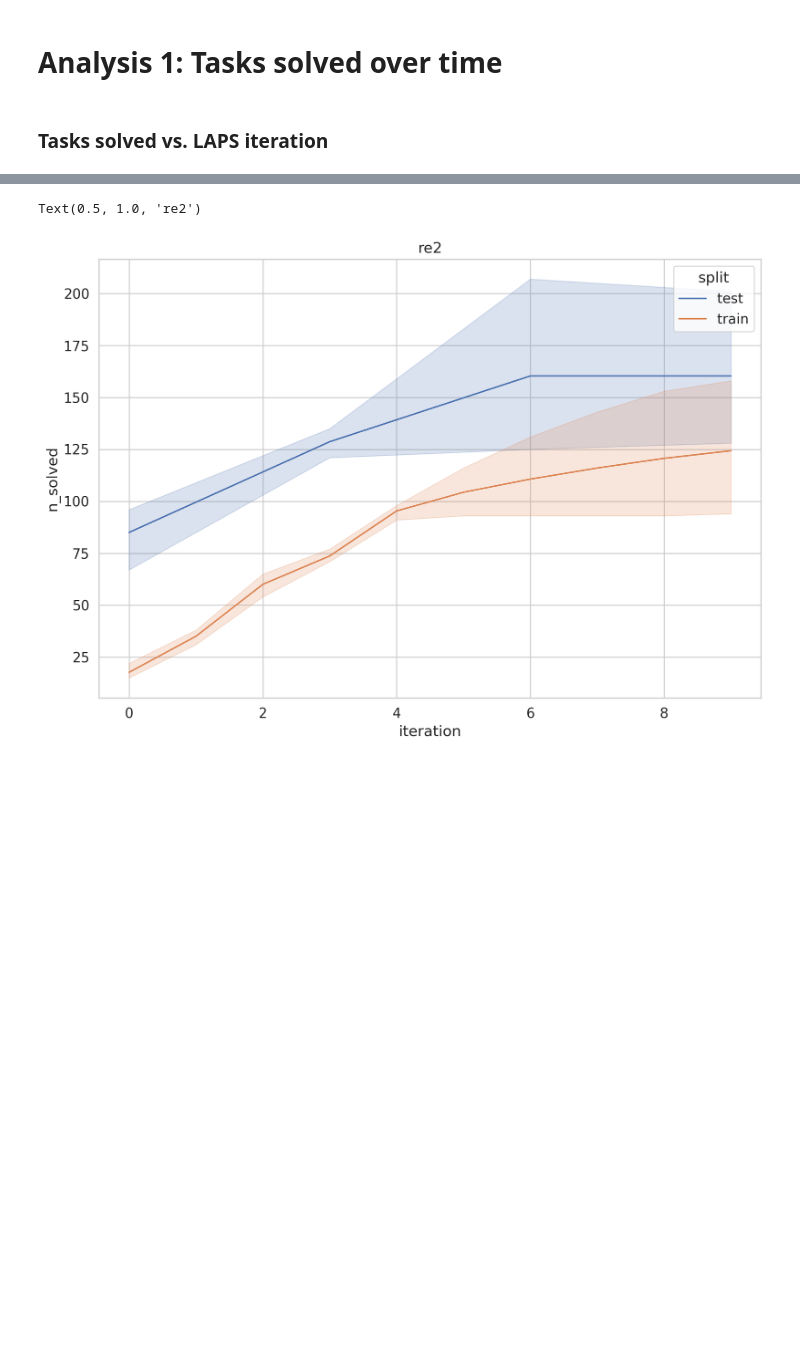
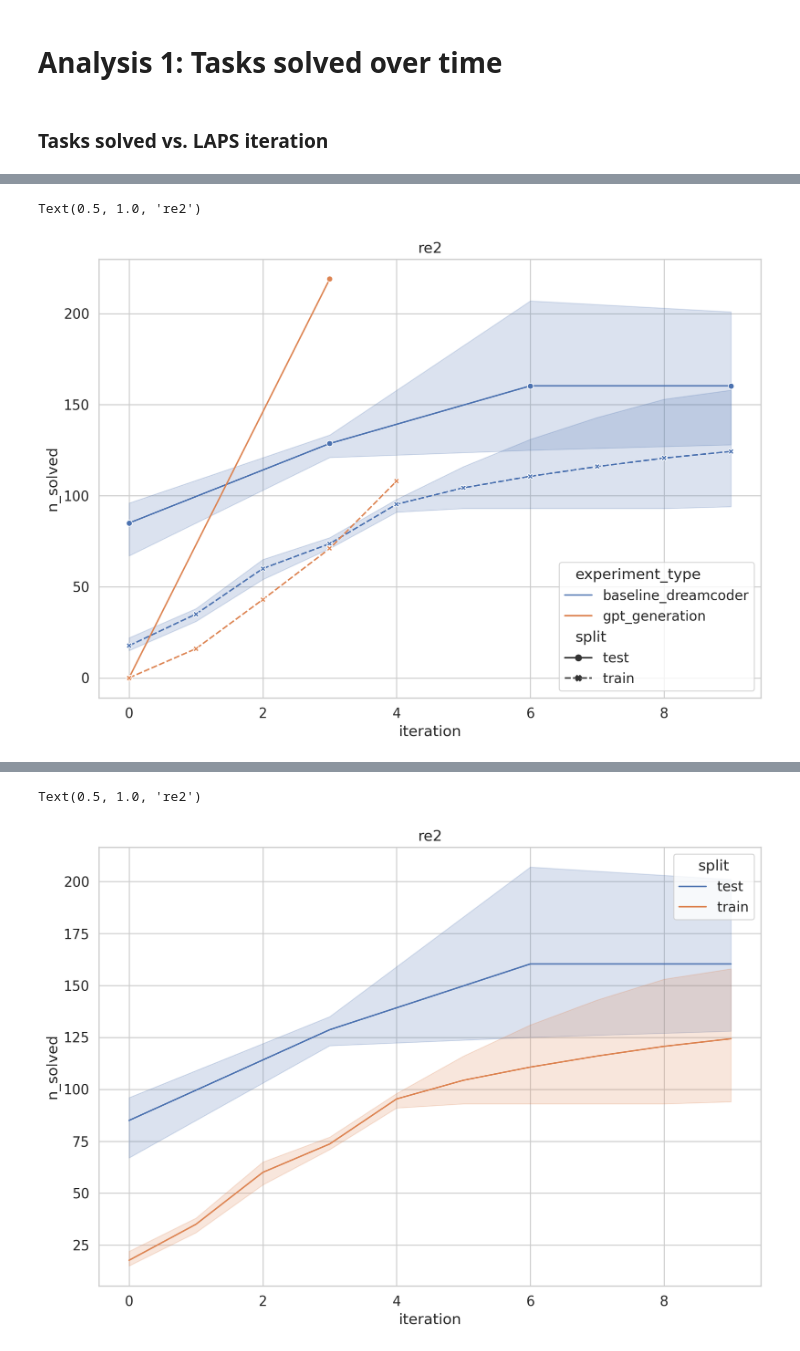
Before and after one commit to gabegrand/lilo, a Jupyter notebook: analysis/analyze_synthesis_experiment.ipynb, the cells around one changed output, grey strips where cells are left out. Saved outputs shown, nothing was run; the diff lists cells and outputs as text; code cells hidden in the pictures; blank space fills up the shorter version.

```diff
--- a/analysis/analyze_synthesis_experiment.ipynb
+++ b/analysis/analyze_synthesis_experiment.ipynb
@@ -100,3 +101,16 @@ df_results
+# %%
+sns.lineplot(
+    data=df_results,
+    x="iteration",
+    y="n_solved",
+    hue="experiment_type",
+    style="split",
+    markers=True,
+)
+plt.title(f"{DOMAIN}")
+# %% [output]
+Text(0.5, 1.0, 're2')
+[figure, added]
 # %%
 sns.lineplot(
     data=df_results,
```
Also changed, not shown: parts of 11 cells of this notebook, 6 other files.
